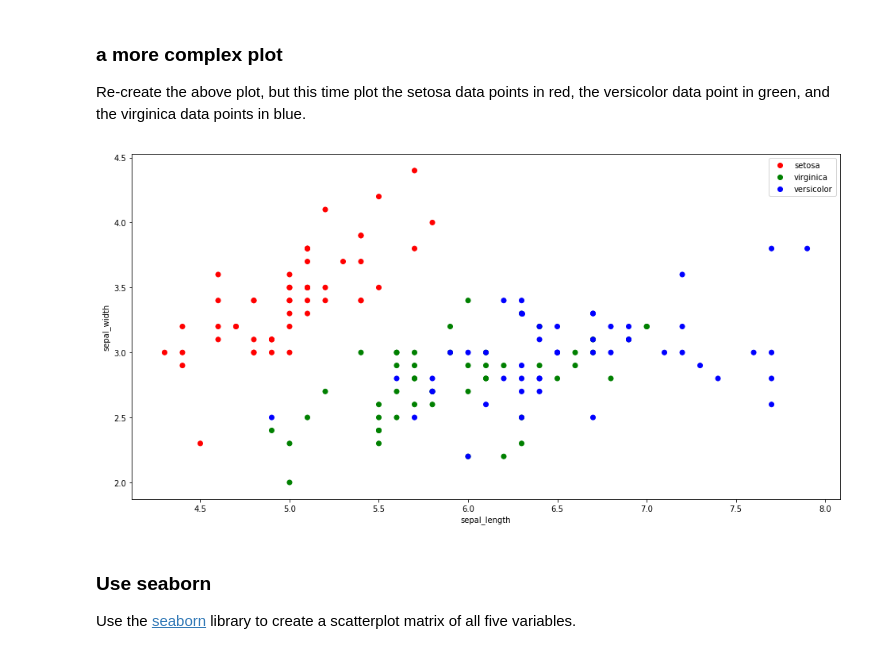
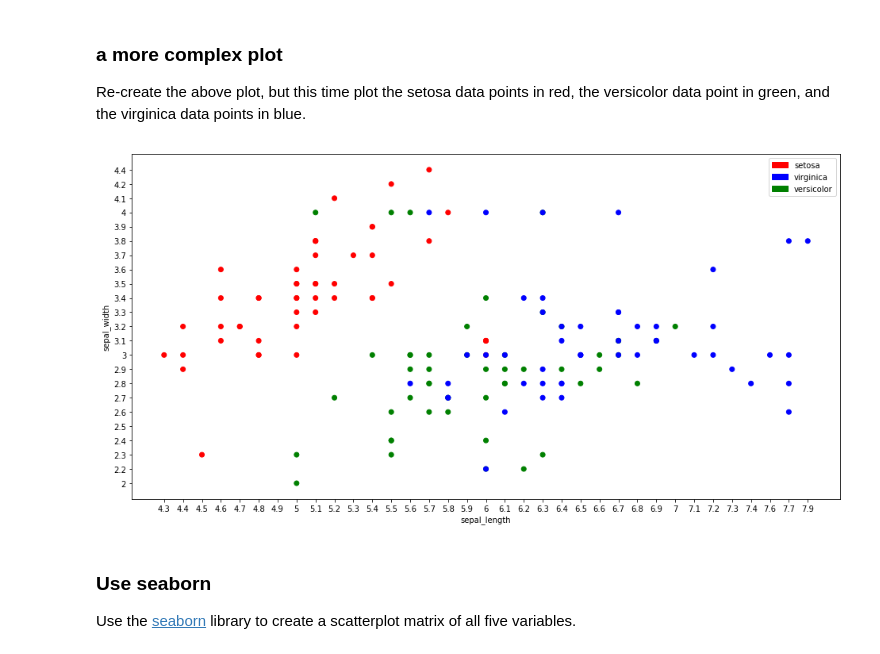
Before and after one commit to TangqiFeng/Jupyter_numpy_pyplot, a Jupyter notebook: Fisher's_Iris.ipynb, the cells around one changed output. Cells and saved outputs as stored; diff of their text form; code cells hidden in the pictures.

```diff
--- a/Fisher's_Iris.ipynb
+++ b/Fisher's_Iris.ipynb
@@ -48,47 +52,38 @@ pl.show()
 ### a more complex plot
 
 Re-create the above plot, but this time plot the setosa data points in red, the versicolor data point in green, and the virginica data points in blue.
-# %%
-# Transposing the data
-data = OriginalData.transpose()
-
-# copy of data
-_data=data
-
-# change data '_data' the column, which atored name, representing color
-for item in _data:
-    if(item[4] == 'setosa'):
-        item[4] = 'red'
-    elif(item[4] == 'virginica'):
-        item[4] = 'blue'
-    elif(item[4] == 'versicolor'):
-        item[4] = 'green'
-
-# create a color set
-color = []
-for item in _data:
-    color.append(item[4])
-
-# randomly get a point of setosa, virginica and versicolor
-setNo=color.index('red')
-virNo=color.index('green')
-verNo=color.index('blue')
-
-# Create the plot.
-pl.scatter(sepal_length, sepal_width, c=color)
-pl.scatter(sepal_length[setNo], sepal_width[setNo], c=color[setNo], label="setosa")
-pl.scatter(sepal_length[virNo], sepal_width[virNo], c=color[virNo], label="virginica")
-pl.scatter(sepal_length[verNo], sepal_width[verNo], c=color[verNo], label="versicolor")
-
-# Set some properties for the plot.
-pl.xlabel('sepal_length')
-pl.ylabel('sepal_width')
-
-# Show the plot.
-pl.legend()
-pl.show()
-# %% [output]
-[figure, removed]
+# %%
+
+# copy of data as numpy.array
+_data=np.array(data)
+
+# replase '_data', column 'species' to colors
+# adapt from : https://stackoverflow.com/questions/20355311/how-to-replace-values-in-a-numpy-array-based-on-another-column
+_data[_data[:,4] == 'setosa',4] = 'red'
+_data[_data[:,4] == 'virginica',4] = 'blue'
+_data[_data[:,4] == 'versicolor',4] = 'green'
+
+# create a color and label set
+colors = np.array(_data)[:,4]
+labels = np.array(data)[:,4]
+
+# Create the plot.
+pl.scatter(sepal_length, sepal_width, c=colors, label=labels)
+
+# match label for colors
+# adap from : https://stackoverflow.com/questions/44164111/setting-a-legend-matching-the-colours-in-pyplot-scatter/44164349#44164349
+import matplotlib.patches as mpatches
+handles = [mpatches.Patch(color=colour, label=label) for label, colour in [('setosa', 'red'), ('virginica', 'blue'), ('versicolor', 'green')]]
+pl.legend(handles=handles)
+
+# Set some properties for the plot.
+pl.xlabel('sepal_length')
+pl.ylabel('sepal_width')
+
+# Show the plot
+pl.show()
+# %% [output]
+[figure, added]
 # %% [markdown]
 ### Use seaborn
 
```
Also changed, not shown: parts of 6 cells of this notebook.
